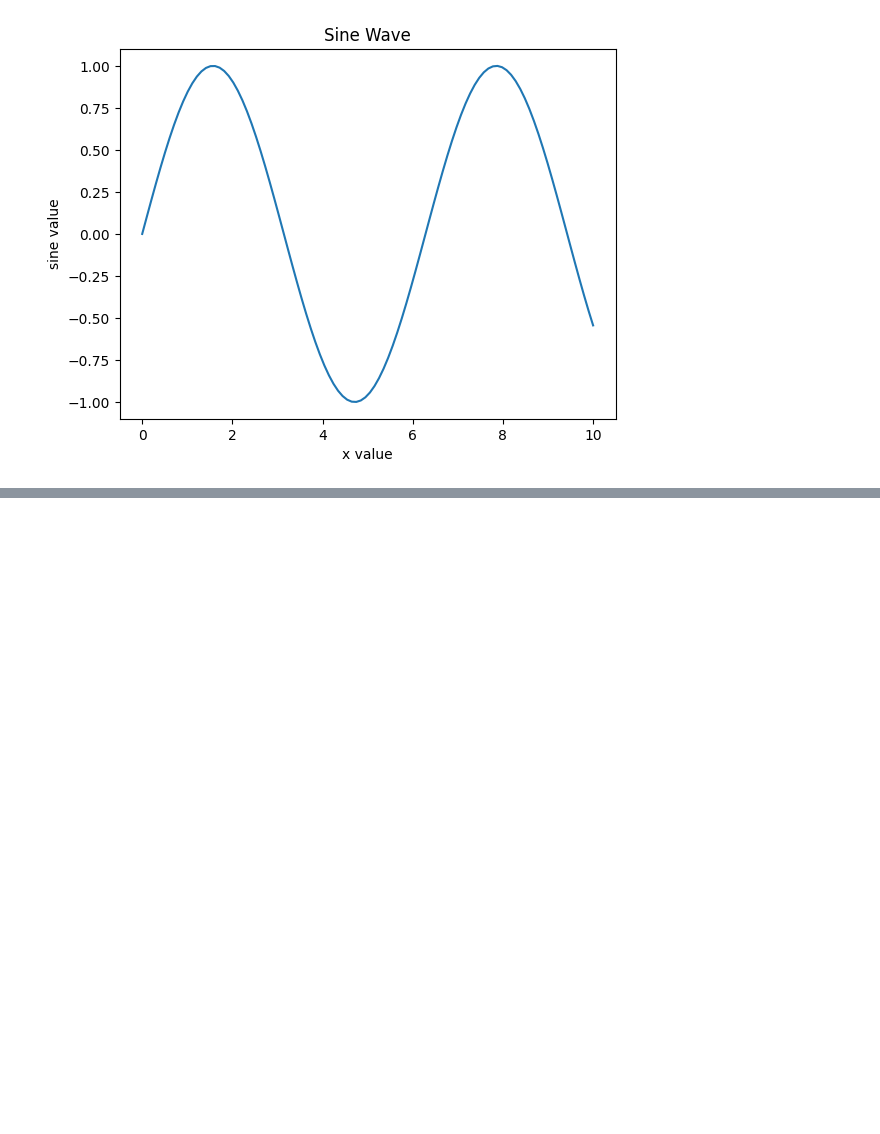
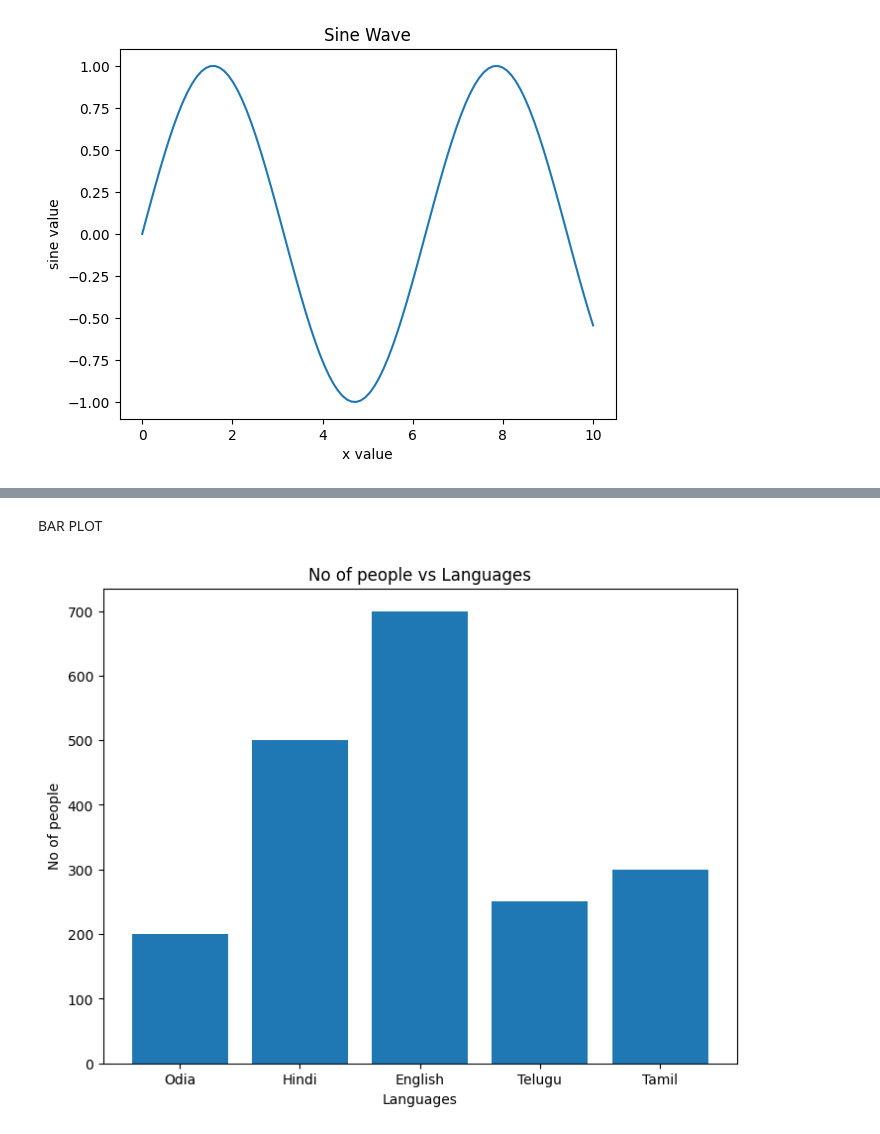
Before and after one commit to diveloperAnshu/python, a Jupyter notebook: Matplotlib_tutorial.ipynb, the cells around one changed output, grey strips where cells are left out. Drawn from its saved outputs; the diff is of its cells as text; code cells hidden in the pictures; blank space fills up the shorter version.

```diff
--- a/Matplotlib_tutorial.ipynb
+++ b/Matplotlib_tutorial.ipynb
@@ -38,0 +47,14 @@ plt.show()
+# %% [markdown]
+BAR PLOT
+# %%
+fig=plt.figure()
+axis=fig.add_axes([0,0,1,1])
+languages=['Odia','Hindi','English','Telugu','Tamil']
+people=[200,500,700,250,300]
+axis.set_xlabel('Languages')
+axis.set_ylabel('No of people')
+axis.set_title('No of people vs Languages')
+axis.bar(languages,people)
+plt.show()
+# %% [output]
+[figure, added]
```
Also changed, not shown: parts of 1 cell of this notebook.
